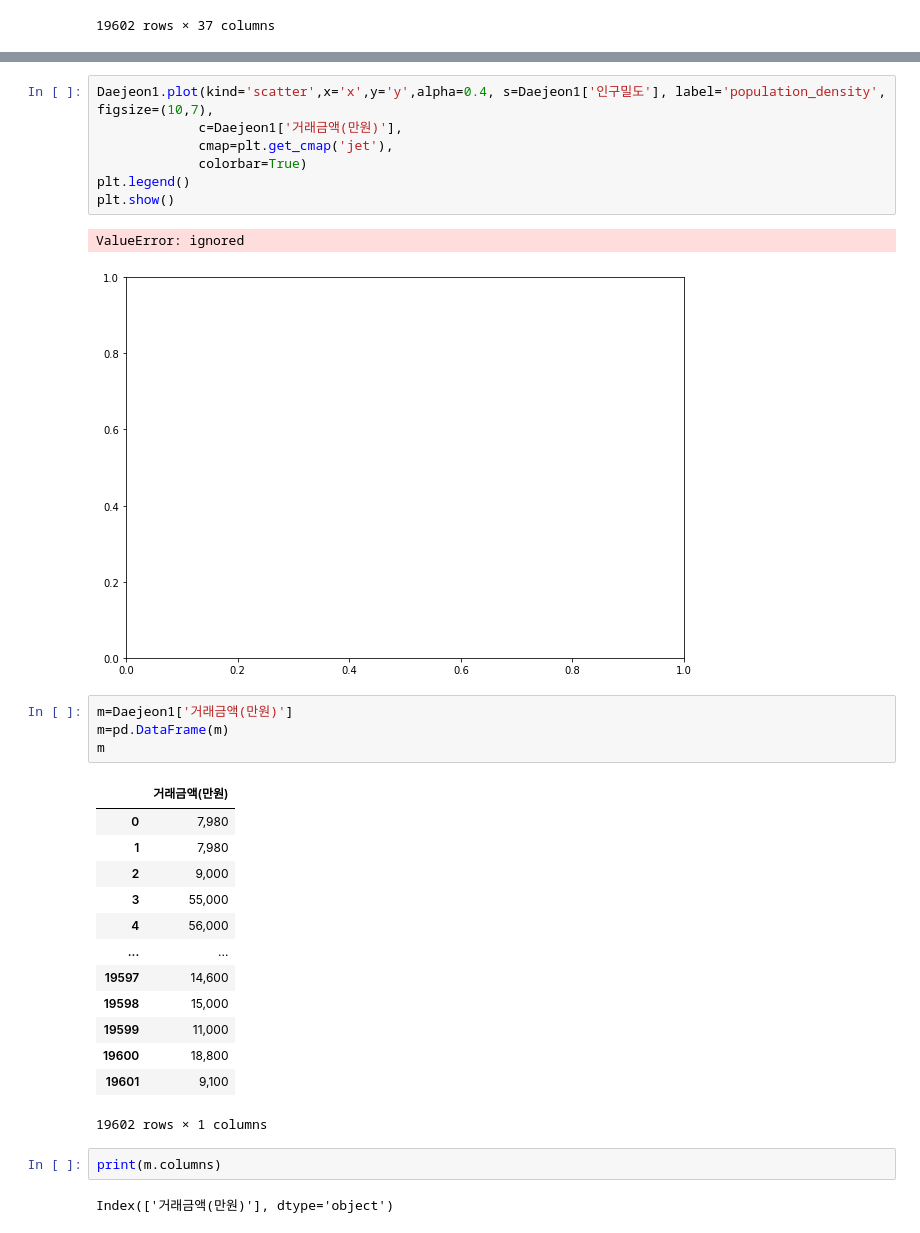
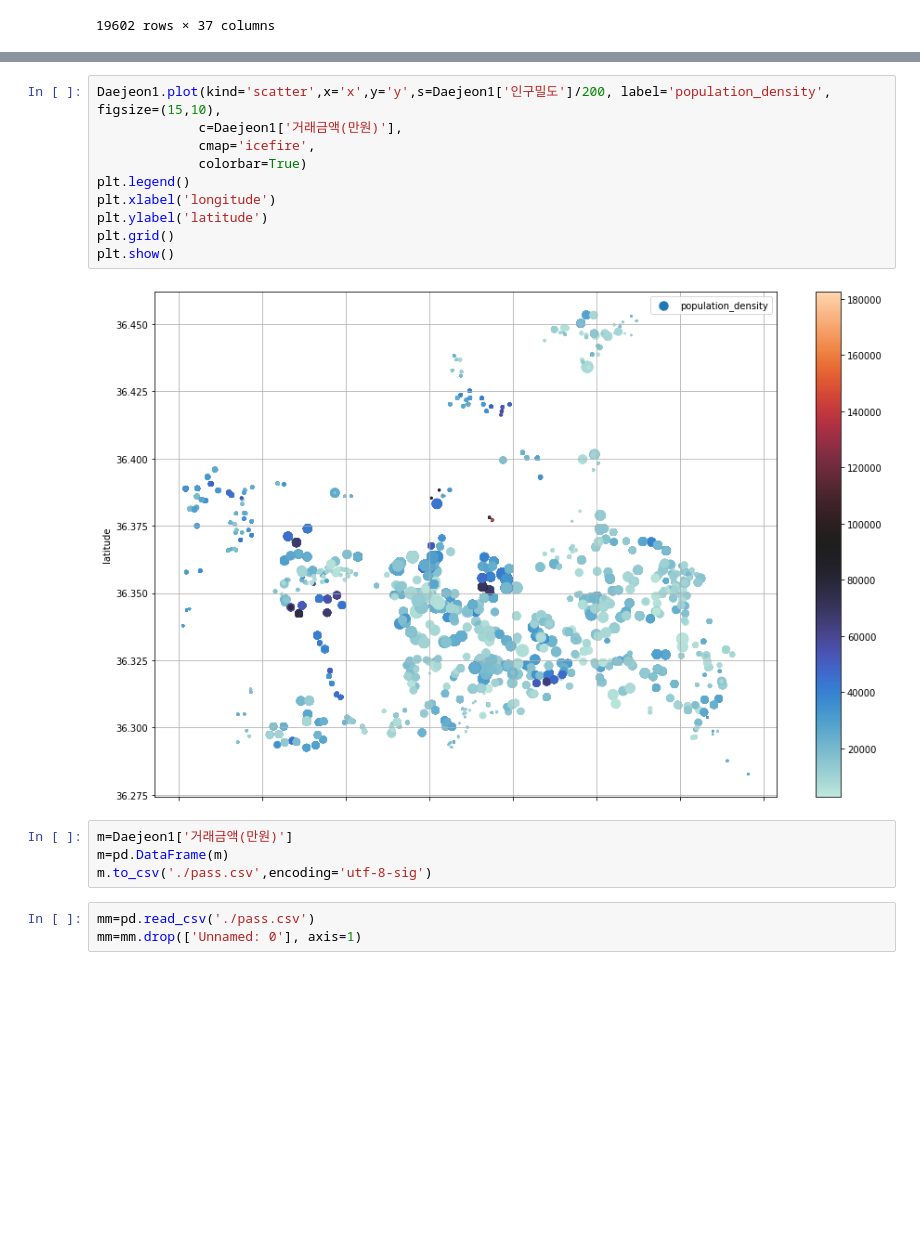
Before and after one commit to Ash-Stat/An-Si-Hyun, a Jupyter notebook: greenindex.ipynb, the cells around one changed output, grey strips where cells are left out. Saved outputs shown, nothing was run; the diff lists cells and outputs as text; blank space fills up the shorter version.

```diff
--- a/greenindex.ipynb
+++ b/greenindex.ipynb
@@ -104,32 +114,19 @@ Daejeon1
 # %%
-Daejeon1.plot(kind='scatter',x='x',y='y',alpha=0.4, s=Daejeon1['인구밀도'], label='population_density', figsize=(10,7),
+Daejeon1.plot(kind='scatter',x='x',y='y',s=Daejeon1['인구밀도']/200, label='population_density', figsize=(15,10),
              c=Daejeon1['거래금액(만원)'],
-             cmap=plt.get_cmap('jet'),
+             cmap='icefire',
              colorbar=True)
 plt.legend()
+plt.xlabel('longitude')
+plt.ylabel('latitude')
+plt.grid()
 plt.show()
 # %% [output]
-ValueError: ignored
-[figure, old version]
+[figure, new version]
 # %%
 m=Daejeon1['거래금액(만원)']
 m=pd.DataFrame(m)
-m
+m.to_csv('./pass.csv',encoding='utf-8-sig')
-# %% [output]
-|  | 거래금액(만원) |
-| 0 | 7,980 |
-| 1 | 7,980 |
-| 2 | 9,000 |
-| 3 | 55,000 |
-| 4 | 56,000 |
-| ... | ... |
-| 19597 | 14,600 |
-| 19598 | 15,000 |
-| 19599 | 11,000 |
-| 19600 | 18,800 |
-| 19601 | 9,100 |
-19602 rows × 1 columns
-# %%
-print(m.columns)
-# %% [output]
-Index(['거래금액(만원)'], dtype='object')
+# %%
+mm=pd.read_csv('./pass.csv')
+mm=mm.drop(['Unnamed: 0'], axis=1)
```
Also changed, not shown: parts of 7 cells of this notebook.
